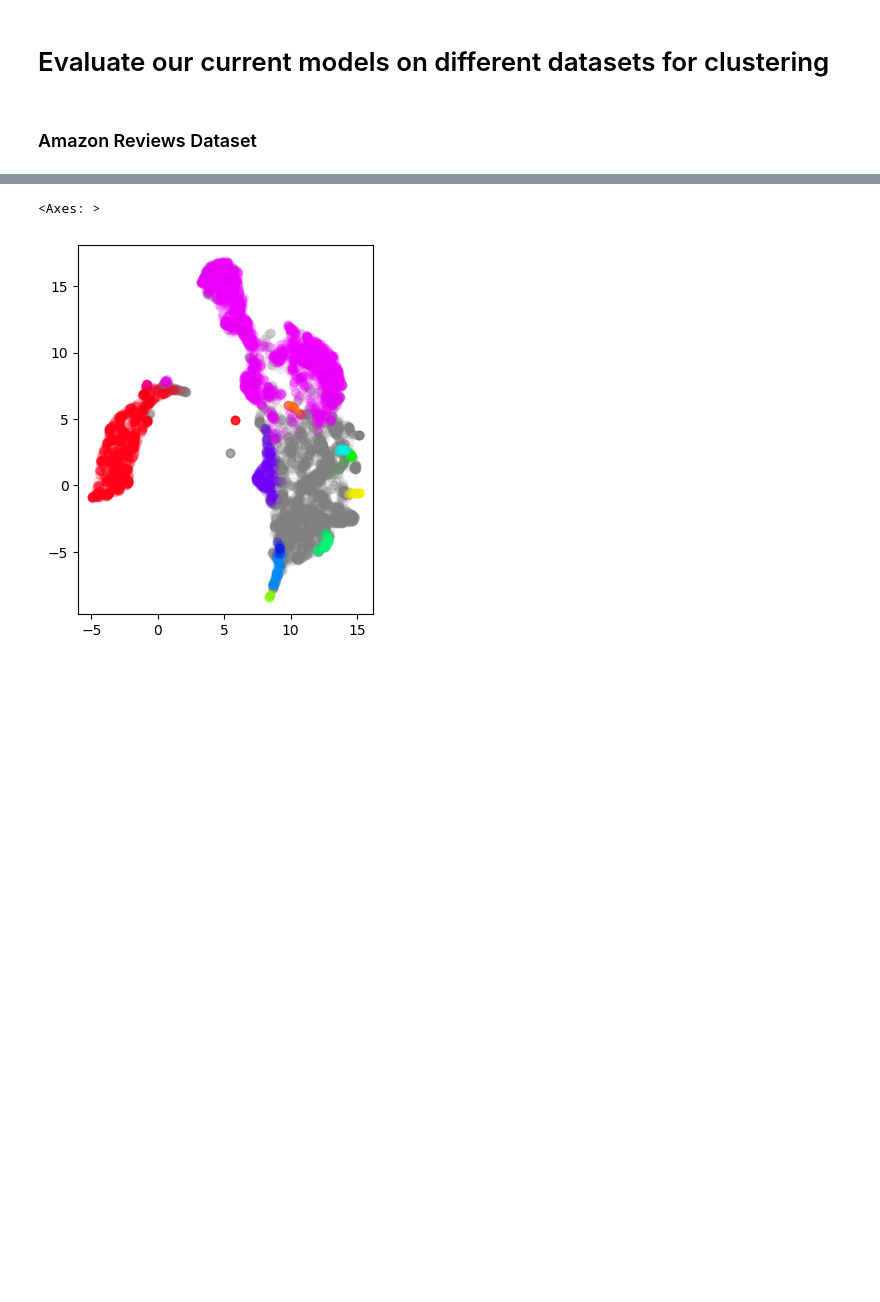
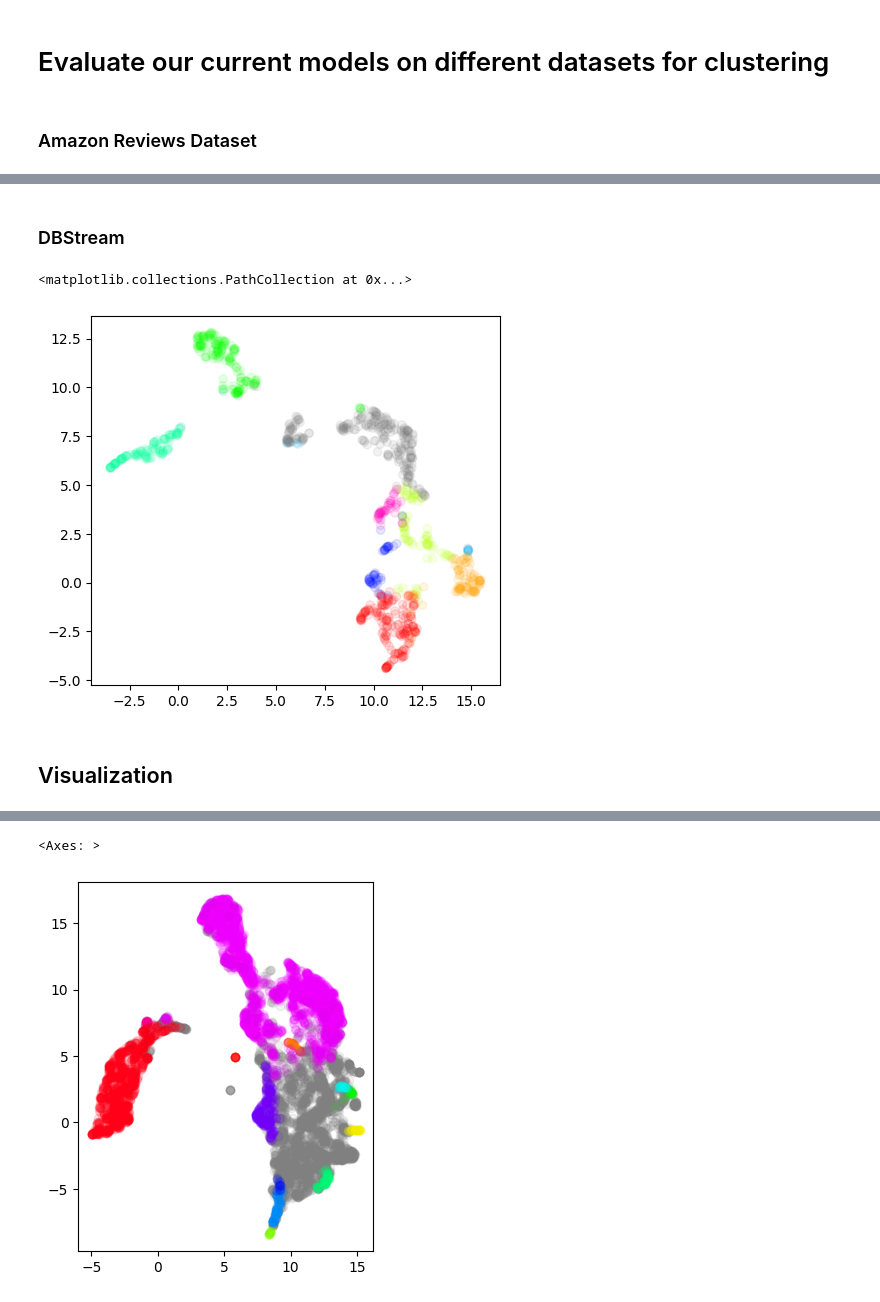
Before and after one commit to CayJoBla/ReducedEncoders, a Jupyter notebook: clustering.ipynb, the cells around one changed output, grey strips where cells are left out. Drawn from its saved outputs; the diff is of its cells as text; code cells hidden in the pictures; blank space fills up the shorter version.

```diff
--- a/clustering.ipynb
+++ b/clustering.ipynb
@@ -54,0 +196,28 @@ Counts: [5129   75   20   34   32 1369   45   36   87   34   23   45   32  173
+# %% [markdown]
+### DBStream
+# %%
+from river import cluster
+from river import stream
+
+dbstream = cluster.DBSTREAM(
+    clustering_threshold=1.5,
+    fading_factor=0.05,
+    cleanup_interval=4,
+    intersection_factor=0.5,
+    minimum_weight=1
+)
+# %%
+X = embeddings["reduced"].numpy()[:1000]
+for x, _ in stream.iter_array(X):
+    dbstream.learn_one(x)
+# %%
+from utils.visualize_clusters import plot_clusters
+
+labels = [dbstream.predict_one(x) for x, _ in stream.iter_array(X)]
+plot_clusters(X, labels, n_components=2)
+plt.show()
+# %% [output]
+<matplotlib.collections.PathCollection at 0x...>
+[figure, added]
+# %% [markdown]
+## Visualization
```
Also changed, not shown: parts of 20 cells of this notebook, 3 other files.
